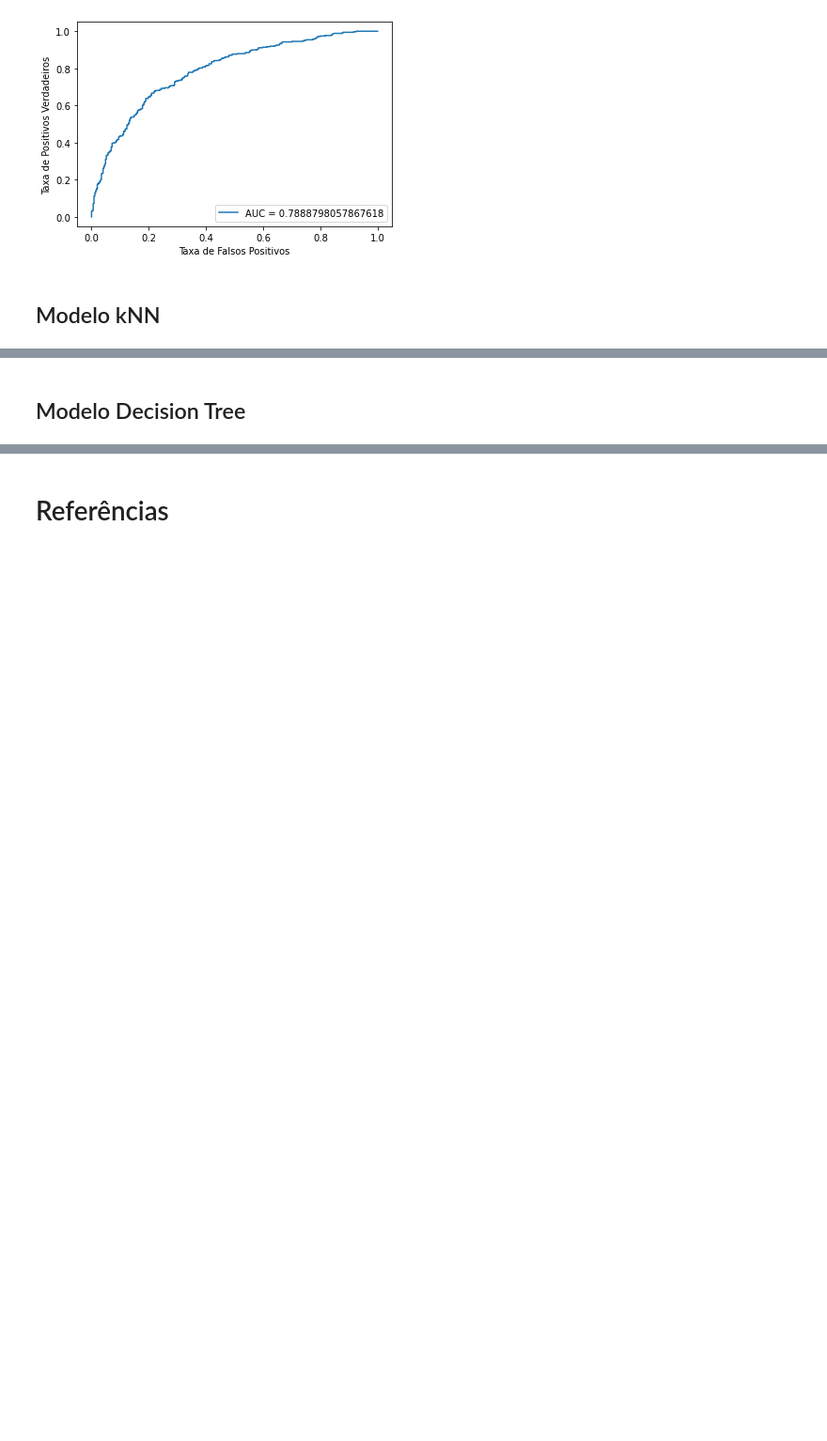
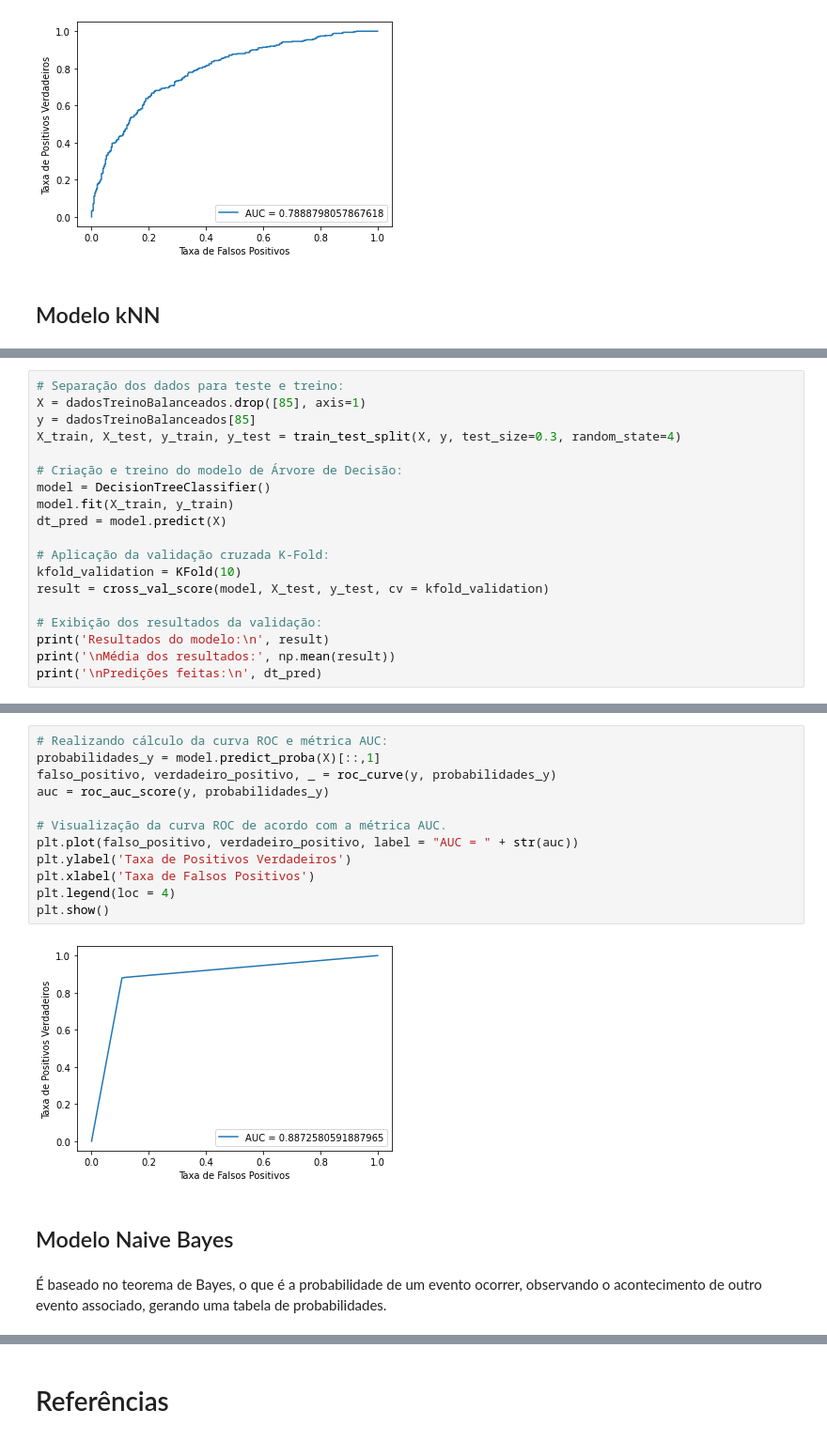
Before and after one commit to Barbomat/AD-Avaliacao-C3-Neumann-Software, a Jupyter notebook: Avalicação C3 - Neumann Software.ipynb, the cells around one changed output, grey strips where cells are left out. Shown: that part at 94% size. Saved outputs shown, nothing was run; the diff lists cells and outputs as text; blank space fills up the shorter version.

```diff
--- a/Avalicação C3 - Neumann Software.ipynb
+++ b/Avalicação C3 - Neumann Software.ipynb
@@ -304,0 +386,19 @@ plt.show()
+# %%
+# Separação dos dados para teste e treino:
+X = dadosTreinoBalanceados.drop([85], axis=1)
+y = dadosTreinoBalanceados[85]
+X_train, X_test, y_train, y_test = train_test_split(X, y, test_size=0.3, random_state=4)
+
+# Criação e treino do modelo de Árvore de Decisão:
+model = DecisionTreeClassifier()
+model.fit(X_train, y_train)
+dt_pred = model.predict(X)
+
+# Aplicação da validação cruzada K-Fold:
+kfold_validation = KFold(10)
+result = cross_val_score(model, X_test, y_test, cv = kfold_validation)
+
+# Exibição dos resultados da validação:
+print('Resultados do modelo:\n', result)
+print('\nMédia dos resultados:', np.mean(result))
+print('\nPredições feitas:\n', dt_pred)
@@ -305,2 +449,19 @@ plt.show()
+# %%
+# Realizando cálculo da curva ROC e métrica AUC:
+probabilidades_y = model.predict_proba(X)[::,1]
+falso_positivo, verdadeiro_positivo, _ = roc_curve(y, probabilidades_y)
+auc = roc_auc_score(y, probabilidades_y)
+
+# Visualização da curva ROC de acordo com a métrica AUC.
+plt.plot(falso_positivo, verdadeiro_positivo, label = "AUC = " + str(auc))
+plt.ylabel('Taxa de Positivos Verdadeiros')
+plt.xlabel('Taxa de Falsos Positivos')
+plt.legend(loc = 4)
+plt.show()
+# %% [output]
+[figure, added]
 # %% [markdown]
-## Modelo Decision Tree
+## Modelo Naive Bayes
+# %% [markdown]
+É baseado no teorema de Bayes, o que é a probabilidade de um evento ocorrer, observando o
+acontecimento de outro evento associado, gerando uma tabela de probabilidades.
```
Also changed, not shown: parts of 52 cells of this notebook, 1 other file.
